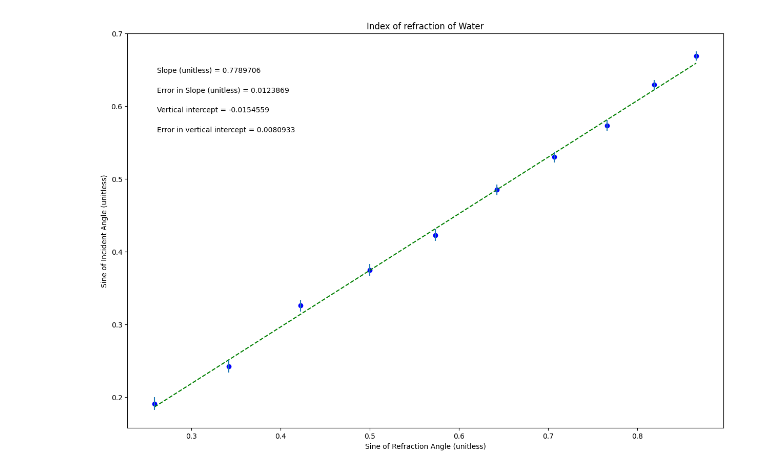
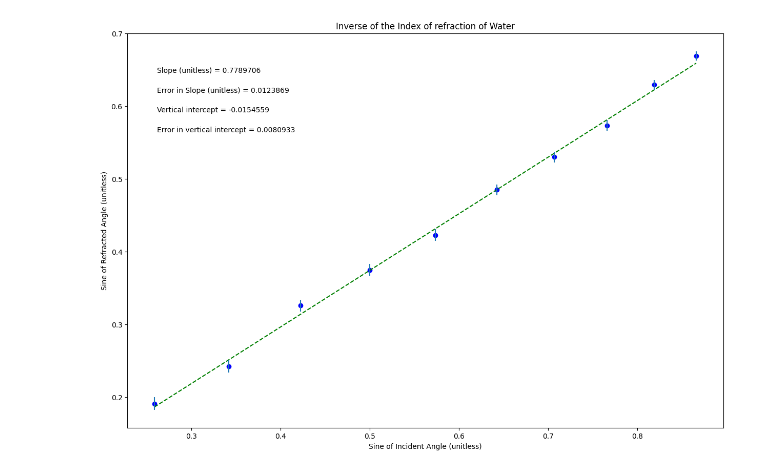
Before and after one commit to jg208304/Physics-2, a Jupyter notebook: Index_of_Refraction.ipynb, the cells around one changed output. Cells and saved outputs as stored; diff of their text form; code cells hidden in the pictures.

```diff
--- a/Index_of_Refraction.ipynb
+++ b/Index_of_Refraction.ipynb
@@ -19,27 +19,27 @@ import matplotlib.pyplot as plt
 #variable names should start with a letter and must contain only letters, numbers, and underscores
 
 
-sin_r = np.array([0.258819045, 0.342020143, 0.422618262, 0.5, 0.573576436, 0.64278761, 0.707106781, 0.766044443, 0.819152044, 0.866025404])
+sin_i = np.array([0.258819045, 0.342020143, 0.422618262, 0.5, 0.573576436, 0.64278761, 0.707106781, 0.766044443, 0.819152044, 0.866025404])
 
-sin_i = np.array([0.190808995, 0.241921896, 0.325568154, 0.374606593, 0.422618262, 0.48480962, 0.529919264, 0.573576436, 0.629320391, 0.669130606])
+sin_r = np.array([0.190808995, 0.241921896, 0.325568154, 0.374606593, 0.422618262, 0.48480962, 0.529919264, 0.573576436, 0.629320391, 0.669130606])
 
-err_sin_i = np.array([0.00857347, 0.008476532, 0.008263498, 0.008105367, 0.007925019, 0.00765086, 0.0074207, 0.007170199, 0.006805754, 0.006510558])
+err_sin_r = np.array([0.00857347, 0.008476532, 0.008263498, 0.008105367, 0.007925019, 0.00765086, 0.0074207, 0.007170199, 0.006805754, 0.006510558])
 
 
 
 #Re-assign variables as x, y, dy so that the remaining plotting code may remain generic
 #UPDATE VARIABLE NAMES (ON RHS OF EACH EQUAL SIGN) TO MATCH VARIABLE NAMES FOR DATA ABOVE
 
-x = sin_r             #this should be the array you want to plot on the x axis
-y = sin_i             #this should be the array you want to plot on the y axis
-dy = err_sin_i        #this should be your error in y array
+x = sin_i             #this should be the array you want to plot on the x axis
+y = sin_r             #this should be the array you want to plot on the y axis
+dy = err_sin_r        #this should be your error in y array
 
 
 #UPDATE EACH OF THESE 4 STRINGS FOR YOUR PLOT LABELS AS YOU WANT THEM TO APPEAR
 
-plot_title= 'Index of refraction of Water'
-x_label= 'Sine of Refraction Angle (unitless)'
-y_label= 'Sine of Incident Angle (unitless)'
+plot_title= 'Inverse of the Index of refraction of Water'
+x_label= 'Sine of Incident Angle (unitless)'
+y_label= 'Sine of Refracted Angle (unitless)'
 slope_units= 'unitless'
 
 #UPDATE ANNOTATION PLACEMENT SO IT'S OUT OF WAY OF PLOTTED DATA AND BEST FIT LINE
@@ -92,31 +92,31 @@ elif annotation_placement==3 or annotation_placement==4:
 #Don't need to change anything in this section!
 
 #Plot data on graph. Plot error bars and place values for slope,
 #error in slope, and vertical intercept (plus error) on the plot using "annotate"
 
 plt.figure(figsize=(15,10))
 
 plt.plot(x, fit, color='green', linestyle='--')
 plt.scatter(x, y, color='blue', marker='o')
 
 plt.xlabel(x_label)
 plt.ylabel(y_label)
 plt.title(plot_title)
 
 plt.errorbar(x, y, yerr=dy, xerr=None, fmt="none") #don't need to plot x error bars
 
 plt.annotate('Slope ({}) = {value:.{digits}f}'.format(slope_units,value=m, digits=7),
              (xpos, ypos[0]), xycoords='axes fraction')
 
 plt.annotate('Error in Slope ({}) = {value:.{digits}f}'.format(slope_units,value=dm, digits=7),
              (xpos, ypos[1]), xycoords='axes fraction')
 
 plt.annotate('Vertical intercept = {value:.{digits}f}'.format(value=b, digits=7),
              (xpos, ypos[2]), xycoords='axes fraction')
 
 plt.annotate('Error in vertical intercept = {value:.{digits}f}'.format(value=db, digits=7),
              (xpos, ypos[3]), xycoords='axes fraction')
 
 plt.show()
 # %% [output]
-[figure, old version]
+[figure, new version]
```
